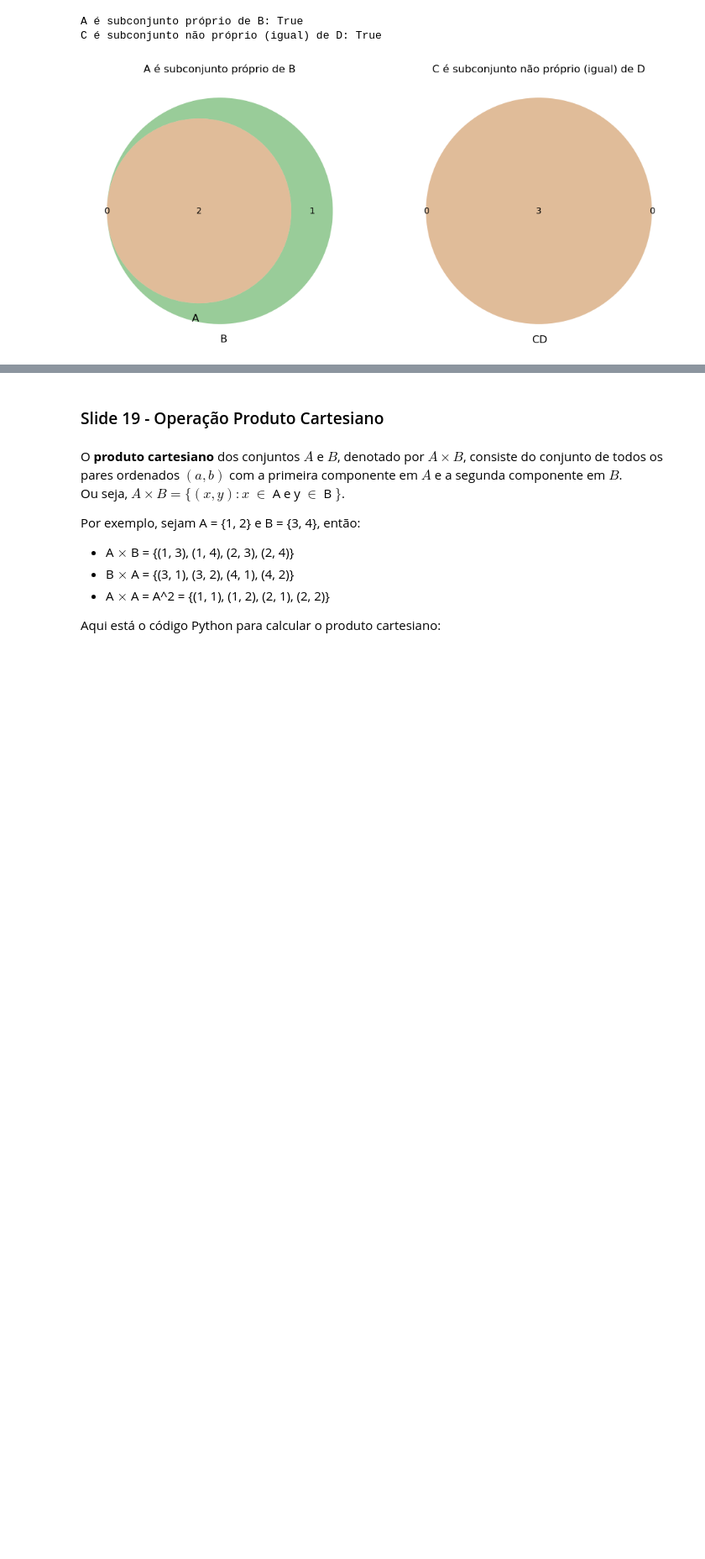
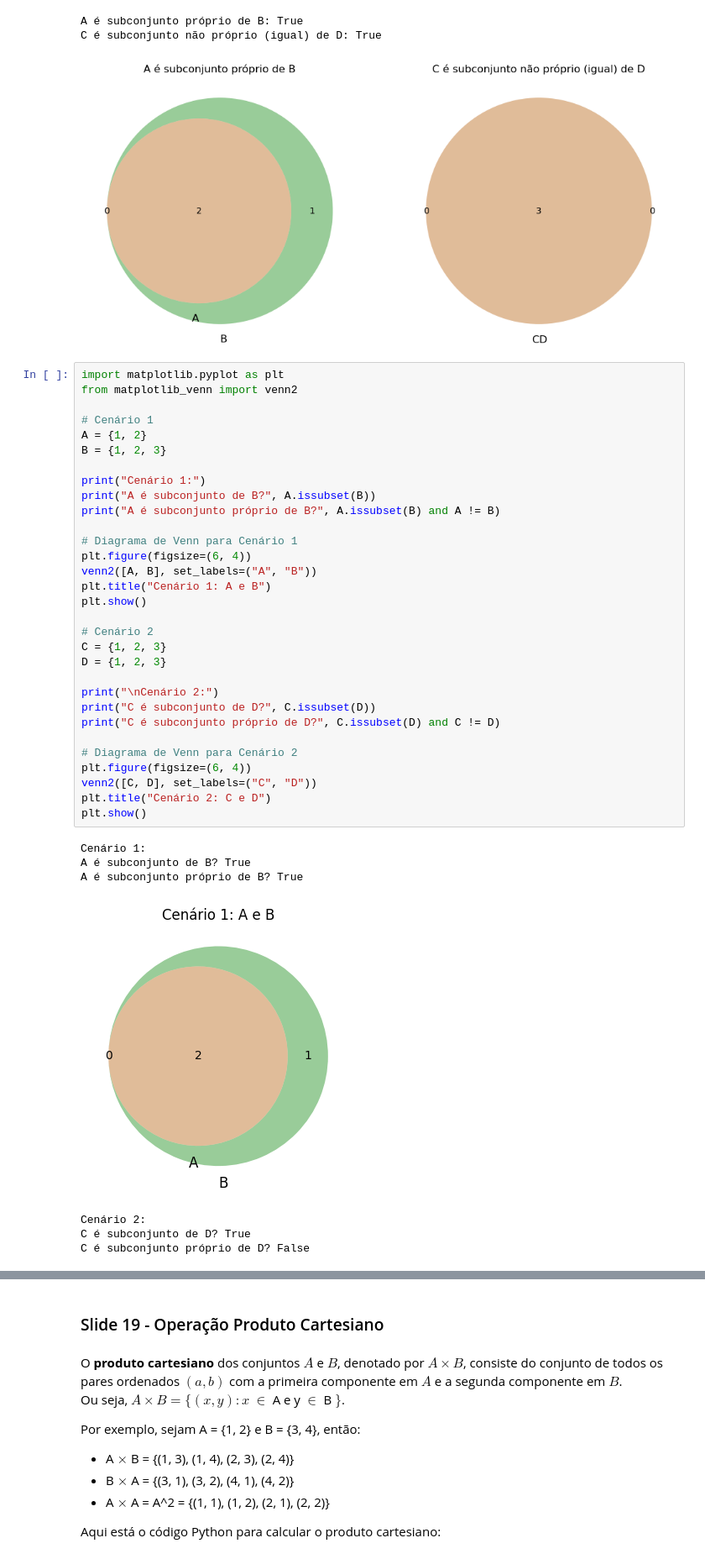
Before and after one commit to AndreMouraL/Elementos-de-matem-tica-discreta, a Jupyter notebook: Elementos_de_matematica_discreta_funcoes.ipynb, the cells around one changed output, grey strips where cells are left out. Shown at 84% size. Saved outputs shown, nothing was run; the diff lists cells and outputs as text; blank space fills up the shorter version.

```diff
--- a/Elementos_de_matematica_discreta_funcoes.ipynb
+++ b/Elementos_de_matematica_discreta_funcoes.ipynb
@@ -695,3 +695,42 @@ plt.show()
 A é subconjunto próprio de B: True
 C é subconjunto não próprio (igual) de D: True
 [figure]
+# %%
+import matplotlib.pyplot as plt
+from matplotlib_venn import venn2
+
+# Cenário 1
+A = {1, 2}
+B = {1, 2, 3}
+
+print("Cenário 1:")
+print("A é subconjunto de B?", A.issubset(B))
+print("A é subconjunto próprio de B?", A.issubset(B) and A != B)
+
+# Diagrama de Venn para Cenário 1
+plt.figure(figsize=(6, 4))
+venn2([A, B], set_labels=("A", "B"))
+plt.title("Cenário 1: A e B")
+plt.show()
+
+# Cenário 2
+C = {1, 2, 3}
+D = {1, 2, 3}
+
+print("\nCenário 2:")
+print("C é subconjunto de D?", C.issubset(D))
+print("C é subconjunto próprio de D?", C.issubset(D) and C != D)
+
+# Diagrama de Venn para Cenário 2
+plt.figure(figsize=(6, 4))
+venn2([C, D], set_labels=("C", "D"))
+plt.title("Cenário 2: C e D")
+plt.show()
+# %% [output]
+Cenário 1:
+A é subconjunto de B? True
+A é subconjunto próprio de B? True
+[figure, added]
+Cenário 2:
+C é subconjunto de D? True
+C é subconjunto próprio de D? False
```
Also changed, not shown: parts of 2 cells of this notebook.
